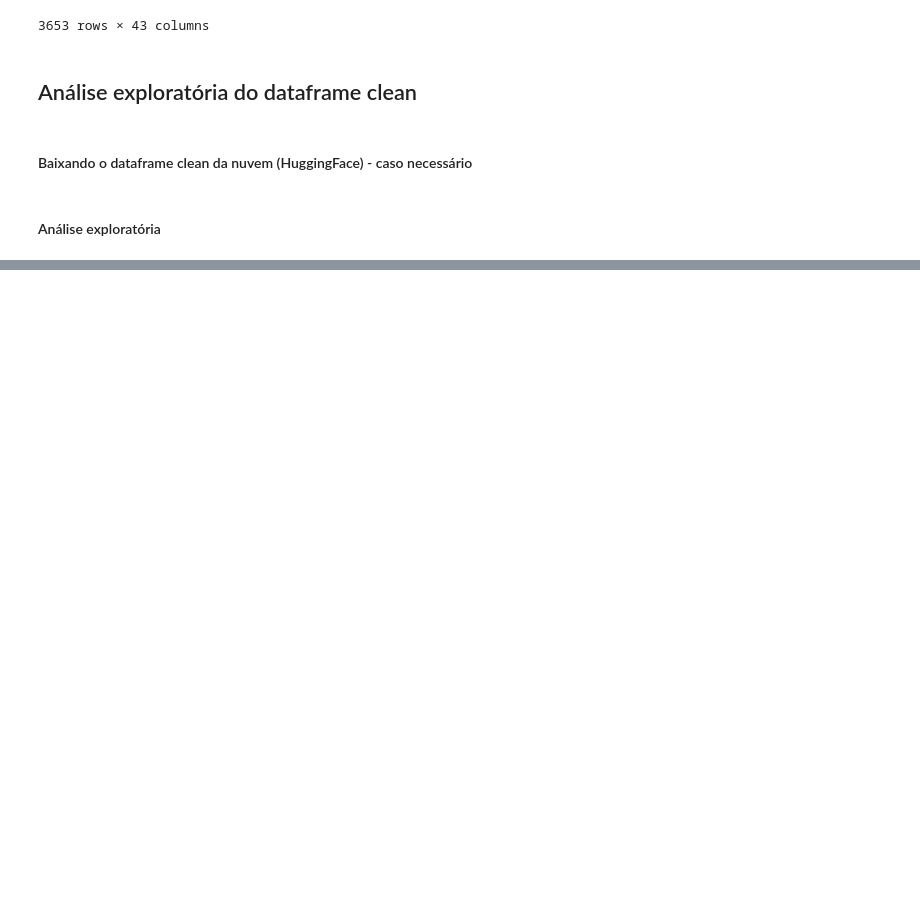
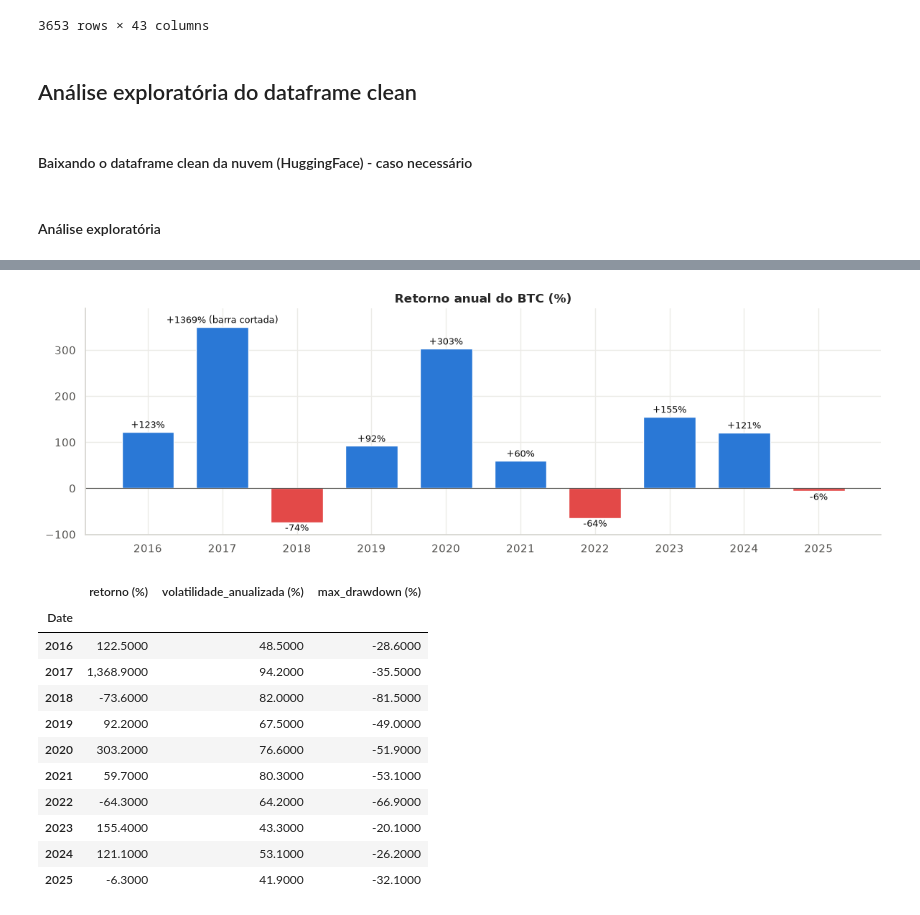
Before and after one commit to Fugant1/MADES, a Jupyter notebook: MADES/sources/notebooks/struc_data.ipynb, the cells around one changed output, grey strips where cells are left out. Cells and saved outputs as stored; diff of their text form; code cells hidden in the pictures; blank space fills up the shorter version.

```diff
--- a/MADES/sources/notebooks/struc_data.ipynb
+++ b/MADES/sources/notebooks/struc_data.ipynb
@@ -223,0 +385,39 @@ Download concluído! Dimensões do dataset: (3650, 45)
+# %%
+anual = pd.DataFrame({
+    "retorno": btc.resample("YE").last().pct_change(),
+    "volatilidade_anualizada": r.groupby(r.index.year).std().set_axis(btc.resample("YE").last().index) * np.sqrt(365),
+    "max_drawdown": (btc.groupby(btc.index.year).apply(lambda s: (s / s.cummax() - 1).min())).set_axis(btc.resample("YE").last().index),
+})
+# 2016: usa o primeiro preço disponível como base
+anual.iloc[0, 0] = btc[btc.index.year == 2016].iloc[-1] / btc.iloc[0] - 1
+anual.index = anual.index.year
+
+fig, ax = plt.subplots(figsize=(12, 4))
+cores = [C[0] if v >= 0 else C[7] for v in anual["retorno"]]
+TETO = 350  # 2017 (+1369%) é cortado para não achatar os demais anos
+ax.bar(anual.index, (anual["retorno"] * 100).clip(upper=TETO), color=cores, width=0.7)
+ax.axhline(0, color="#52514e", lw=0.8)
+for x, v in zip(anual.index, anual["retorno"]):
+    y = min(v * 100, TETO)
+    rotulo = f"{v:+.0%}" + (" (barra cortada)" if v * 100 > TETO else "")
+    ax.text(x, y + (4 if v >= 0 else -4), rotulo, ha="center", va="bottom" if v >= 0 else "top", fontsize=9, color="#0b0b0b")
+ax.set_ylim(-100, TETO + 40)
+ax.set_title("Retorno anual do BTC (%)")
+ax.set_xticks(anual.index)
+plt.tight_layout()
+plt.show()
+display((anual * 100).round(1).add_suffix(" (%)"))
+# %% [output]
+[figure, added]
+|  | retorno (%) | volatilidade_anualizada (%) | max_drawdown (%) |
+| Date |  |  |  |
+| 2016 | 122.5000 | 48.5000 | -28.6000 |
+| 2017 | 1,368.9000 | 94.2000 | -35.5000 |
+| 2018 | -73.6000 | 82.0000 | -81.5000 |
+| 2019 | 92.2000 | 67.5000 | -49.0000 |
+| 2020 | 303.2000 | 76.6000 | -51.9000 |
+| 2021 | 59.7000 | 80.3000 | -53.1000 |
+| 2022 | -64.3000 | 64.2000 | -66.9000 |
+| 2023 | 155.4000 | 43.3000 | -20.1000 |
+| 2024 | 121.1000 | 53.1000 | -26.2000 |
+| 2025 | -6.3000 | 41.9000 | -32.1000 |
```
Also changed, not shown: parts of 53 cells of this notebook, 1 other file.
